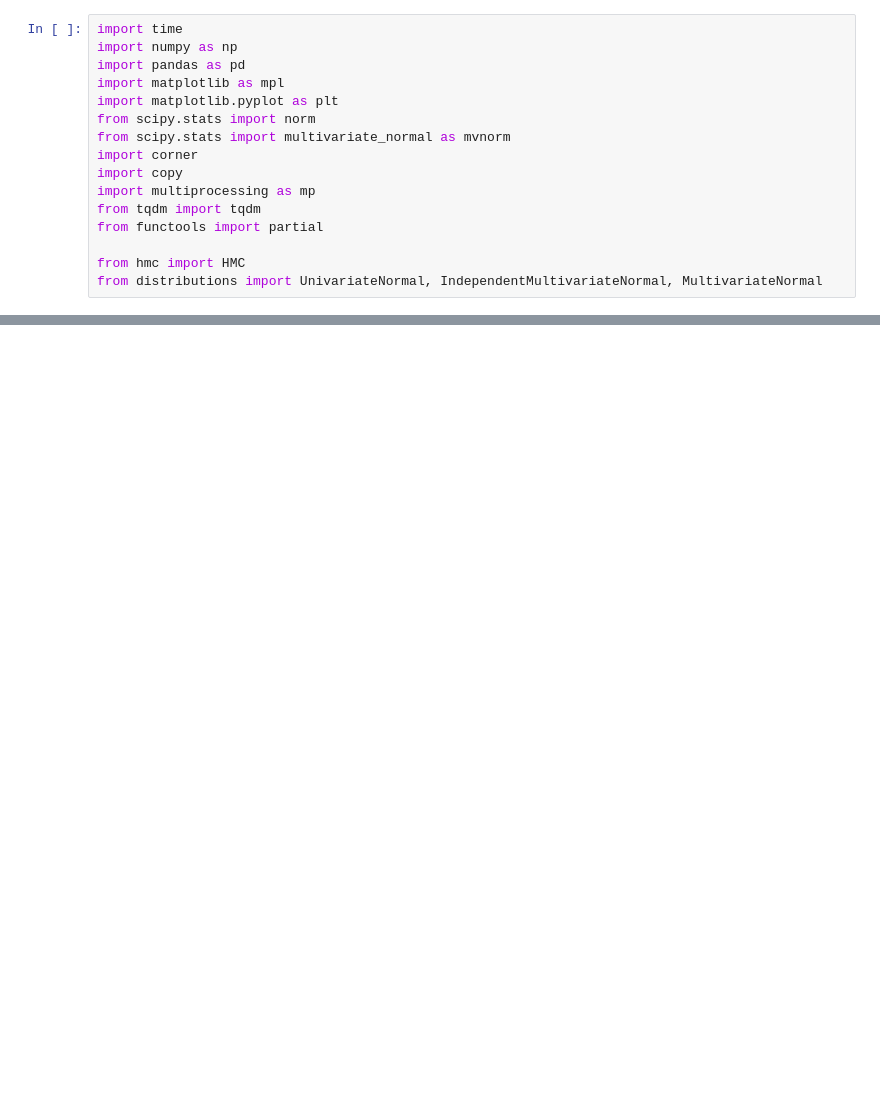
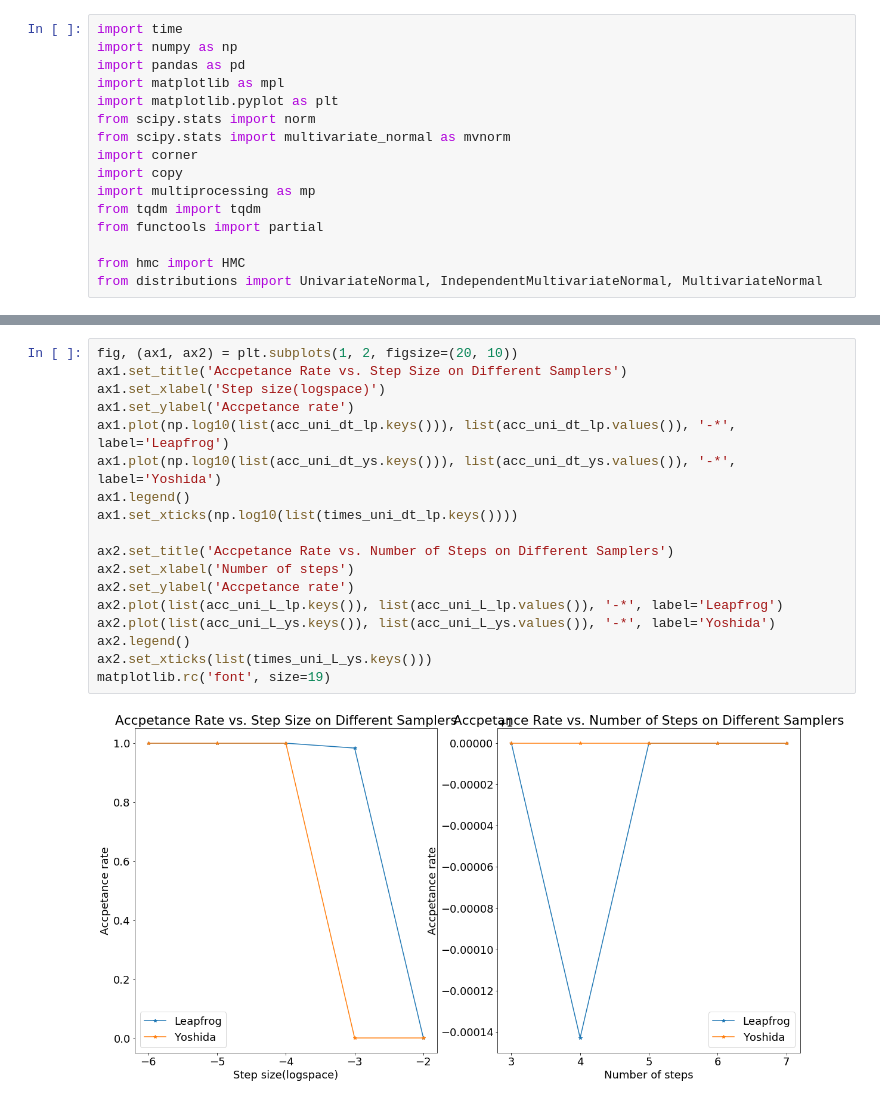
Before and after one commit to maho3/symHMC, a Jupyter notebook: Evaluate.ipynb, the cells around one changed output, grey strips where cells are left out. Drawn from its saved outputs; the diff is of its cells as text; blank space fills up the shorter version.

```diff
--- a/Evaluate.ipynb
+++ b/Evaluate.ipynb
@@ -38,3 +240,23 @@ KeyboardInterrupt:
+# %%
+fig, (ax1, ax2) = plt.subplots(1, 2, figsize=(20, 10))
+ax1.set_title('Accpetance Rate vs. Step Size on Different Samplers')
+ax1.set_xlabel('Step size(logspace)')
+ax1.set_ylabel('Accpetance rate')
+ax1.plot(np.log10(list(acc_uni_dt_lp.keys())), list(acc_uni_dt_lp.values()), '-*', label='Leapfrog')
+ax1.plot(np.log10(list(acc_uni_dt_ys.keys())), list(acc_uni_dt_ys.values()), '-*', label='Yoshida')
+ax1.legend()
+ax1.set_xticks(np.log10(list(times_uni_dt_lp.keys())))
+
+ax2.set_title('Accpetance Rate vs. Number of Steps on Different Samplers')
+ax2.set_xlabel('Number of steps')
+ax2.set_ylabel('Accpetance rate')
+ax2.plot(list(acc_uni_L_lp.keys()), list(acc_uni_L_lp.values()), '-*', label='Leapfrog')
+ax2.plot(list(acc_uni_L_ys.keys()), list(acc_uni_L_ys.values()), '-*', label='Yoshida')
+ax2.legend()
+ax2.set_xticks(list(times_uni_L_ys.keys()))
+matplotlib.rc('font', size=19)
+# %% [output]
+[figure, added]
 # %%
 # Generate observed data
 ndims = 5 # Number of dimensions for multivariate Gaussian
```
Also changed, not shown: parts of 36 cells of this notebook, 1 other file.
